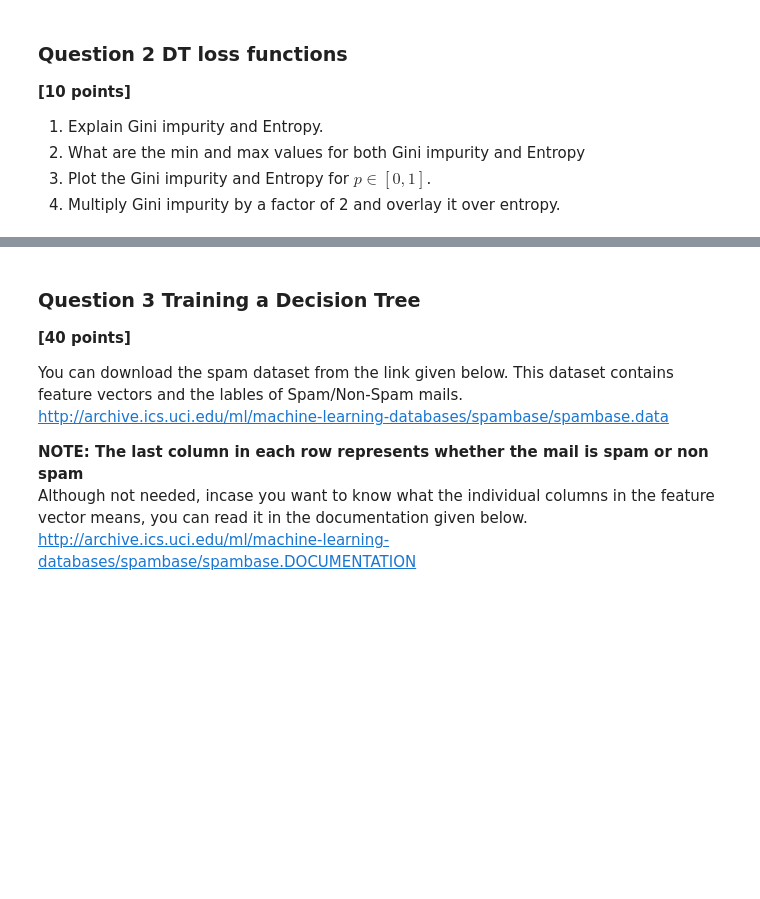
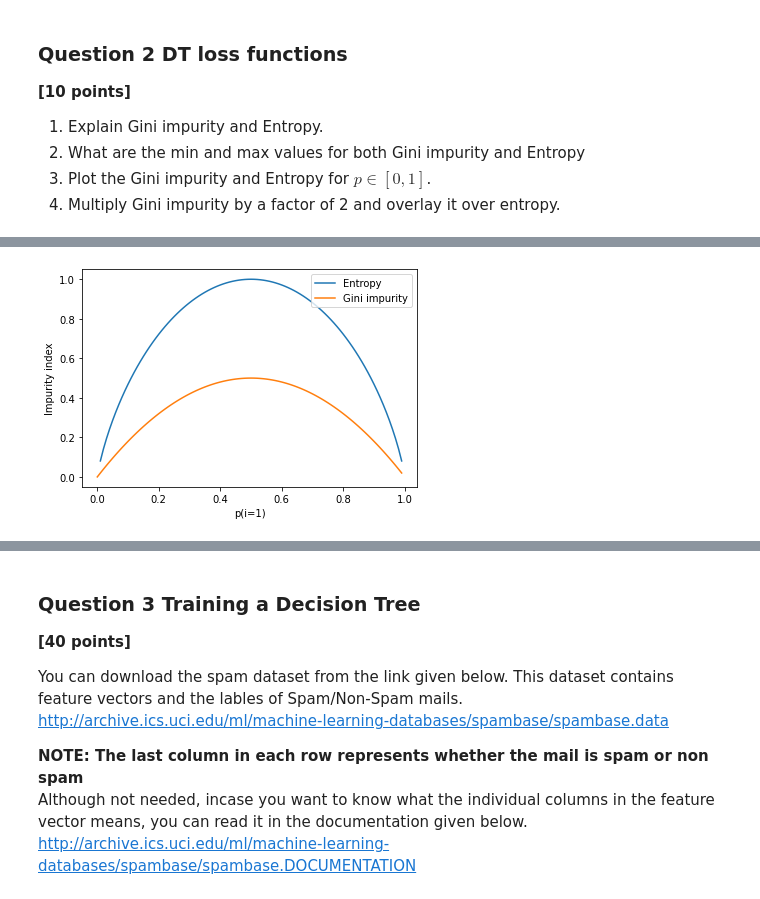
Before and after one commit to mkrishnapraneet/SMAI, a Jupyter notebook: assi3/Assignment 3.ipynb, the cells around one changed output, grey strips where cells are left out. Cells and saved outputs as stored; diff of their text form; code cells hidden in the pictures; blank space fills up the shorter version.

```diff
--- a/assi3/Assignment 3.ipynb
+++ b/assi3/Assignment 3.ipynb
@@ -42,0 +87,35 @@ not need to show any calculations.
+# %%
+# plot Gini impurity and entropy for a range of p values
+
+import numpy as np
+import matplotlib.pyplot as plt
+
+# define a function to calculate the Gini impurity
+def gini(p):
+    return p* (1-p) + (1 - p)*(1 - (1 - p))
+
+# define a function to calculate the entropy
+def entropy(p):
+    return - p*np.log2(p) - (1 - p)*np.log2((1 - p))
+
+
+# plot the Gini impurity and entropy for a range of p values
+x = np.arange(0.0, 1.0, 0.01)
+ent = []
+gini_imp = []
+for p in x:
+    ent.append(entropy(p))
+    gini_imp.append(gini(p))
+
+
+plt.plot(x, ent, label='Entropy')
+plt.plot(x, gini_imp, label='Gini impurity')
+
+plt.xlabel('p(i=1)')
+plt.ylabel('Impurity index')
+plt.legend(loc='upper right')
+plt.show()
+
+# print(max(gini_imp))
+# %% [output]
+[figure, added]
```
Also changed, not shown: parts of 9 cells of this notebook, 2 other files.
